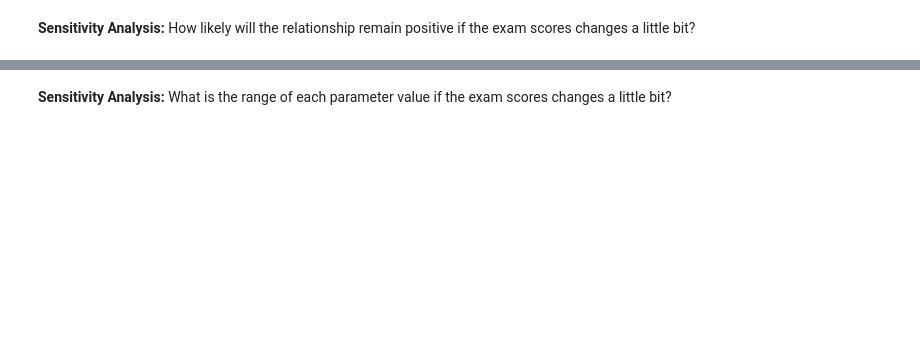
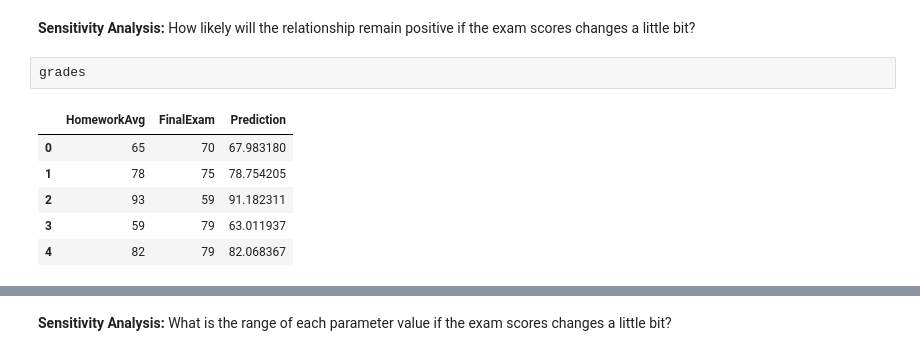
Before and after one commit to LiangZhaoCUNY/Modeling, a Jupyter notebook: Session06_LinearRegression.ipynb, the cells around one changed output, grey strips where cells are left out. Saved outputs shown, nothing was run; the diff lists cells and outputs as text; blank space fills up the shorter version.

```diff
--- a/Session06_LinearRegression.ipynb
+++ b/Session06_LinearRegression.ipynb
@@ -143,2 +240,11 @@ lm.summary()
 # %% [markdown]
 **Sensitivity Analysis:** How likely will the relationship remain positive if the exam scores changes a little bit?
+# %%
+grades
+# %% [output]
+|  | HomeworkAvg | FinalExam | Prediction |
+| 0 | 65 | 70 | 67.983180 |
+| 1 | 78 | 75 | 78.754205 |
+| 2 | 93 | 59 | 91.182311 |
+| 3 | 59 | 79 | 63.011937 |
+| 4 | 82 | 79 | 82.068367 |
```
Also changed, not shown: parts of 20 cells of this notebook.
